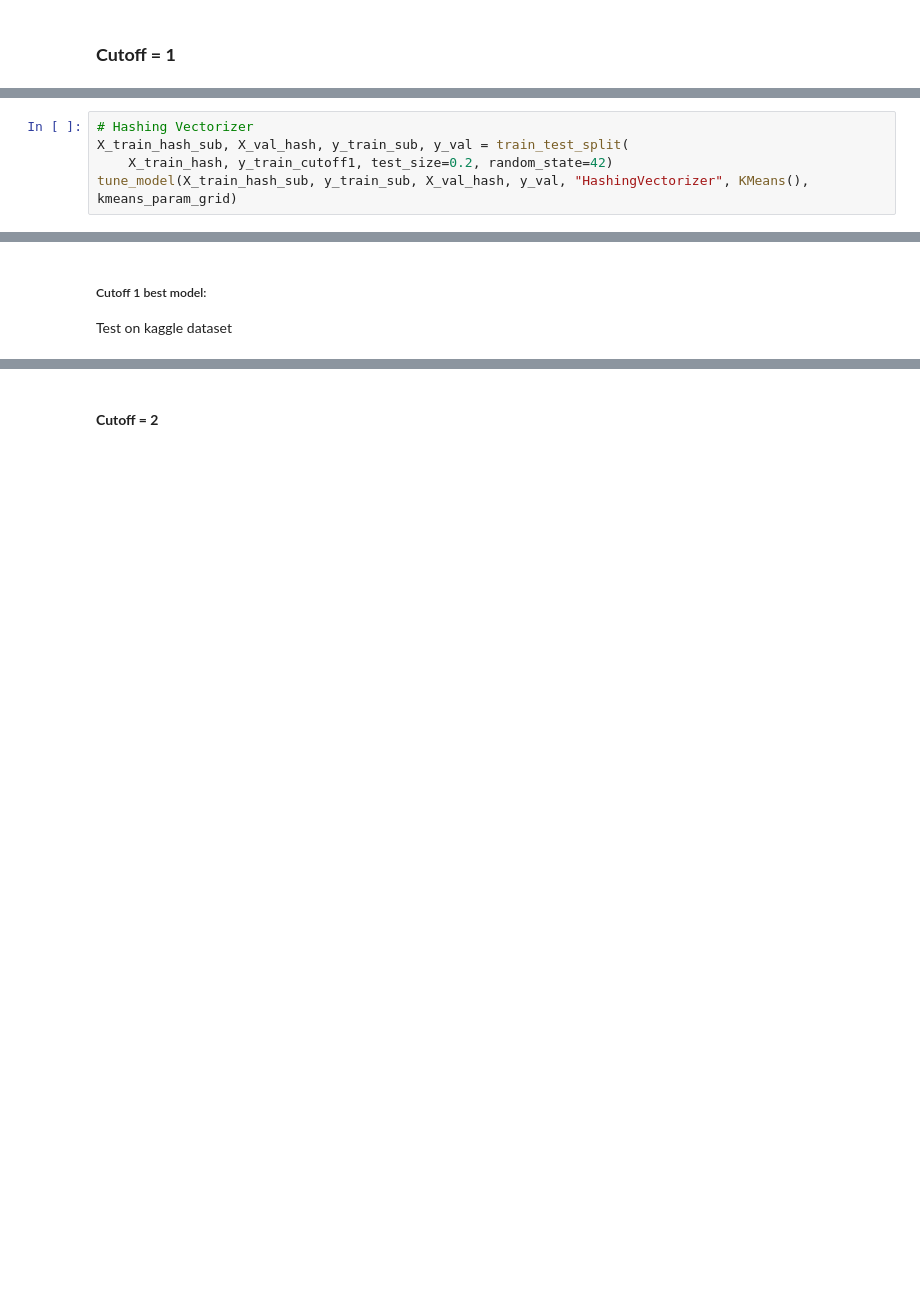
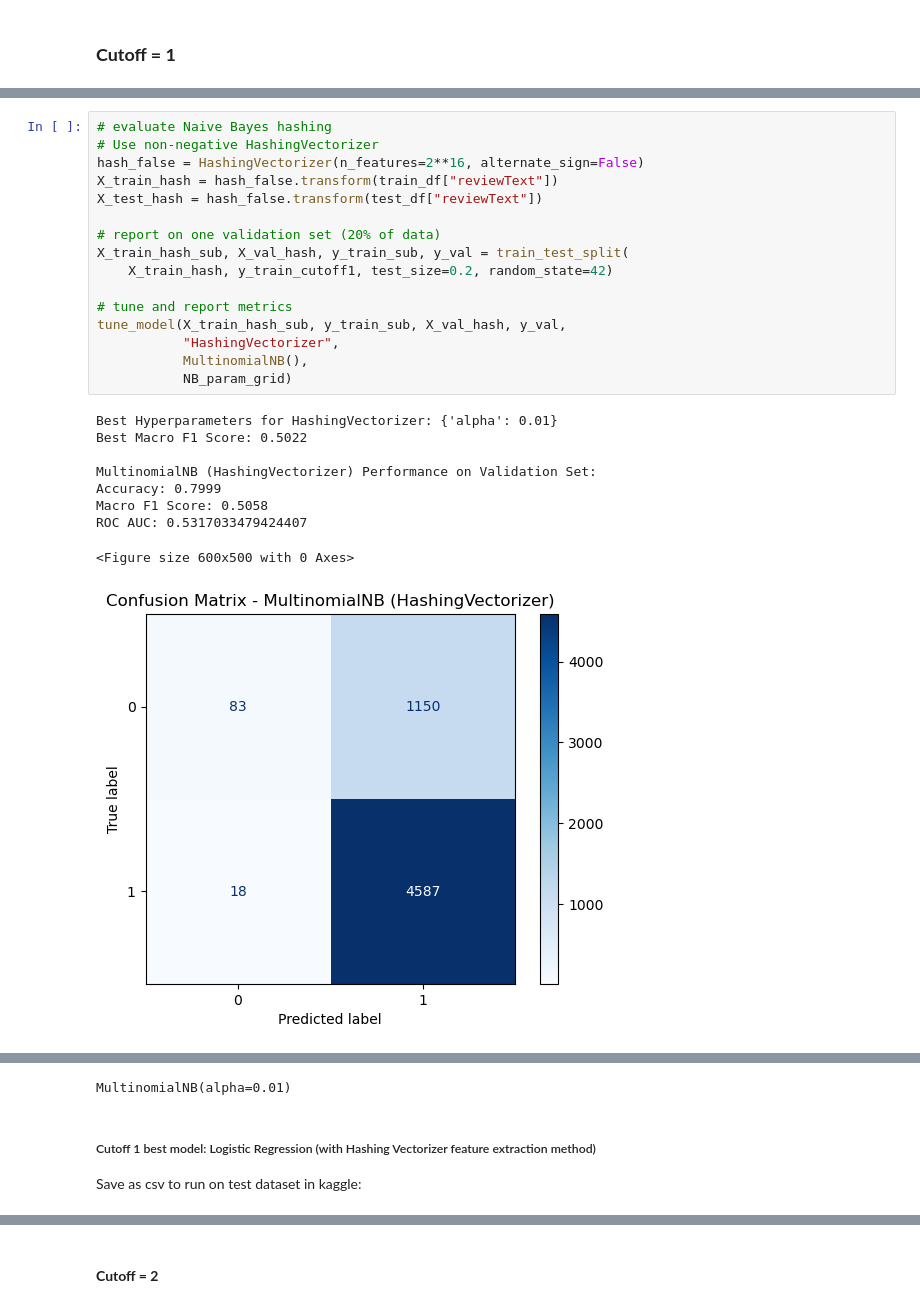
Before and after one commit to abbyirish3/MachineLearning-StatisticalAnalysis, a Jupyter notebook: Amazon_Reviews_Project.ipynb, the cells around one changed output, grey strips where cells are left out. Cells and saved outputs as stored; diff of their text form; blank space fills up the shorter version.

```diff
--- a/Amazon_Reviews_Project.ipynb
+++ b/Amazon_Reviews_Project.ipynb
@@ -343,5 +364,26 @@ Silhouette Score on Validation Set: 0.0006
 # %%
-# Hashing Vectorizer
+# evaluate Naive Bayes hashing
+# Use non-negative HashingVectorizer
+hash_false = HashingVectorizer(n_features=2**16, alternate_sign=False)
+X_train_hash = hash_false.transform(train_df["reviewText"])
+X_test_hash = hash_false.transform(test_df["reviewText"])
+
+# report on one validation set (20% of data)
 X_train_hash_sub, X_val_hash, y_train_sub, y_val = train_test_split(
     X_train_hash, y_train_cutoff1, test_size=0.2, random_state=42)
-tune_model(X_train_hash_sub, y_train_sub, X_val_hash, y_val, "HashingVectorizer", KMeans(), kmeans_param_grid)
+
+# tune and report metrics
+tune_model(X_train_hash_sub, y_train_sub, X_val_hash, y_val,
+           "HashingVectorizer",
+           MultinomialNB(),
+           NB_param_grid)
+# %% [output]
+Best Hyperparameters for HashingVectorizer: {'alpha': 0.01}
+Best Macro F1 Score: 0.5022
+
+MultinomialNB (HashingVectorizer) Performance on Validation Set:
+Accuracy: 0.7999
+Macro F1 Score: 0.5058
+ROC AUC: 0.5317033479424407
+<Figure size 600x500 with 0 Axes>
+[figure, added]
@@ -348,6 +391,7 @@ tune_model(X_train_hash_sub, y_train_sub, X_val_hash, y_val, "HashingVectorizer"
+MultinomialNB(alpha=0.01)
-# %% [markdown]
-##### Cutoff 1 best model:
-
-Test on kaggle dataset
+# %% [markdown]
+##### Cutoff 1 best model: Logistic Regression (with Hashing Vectorizer feature extraction method)
+
+Save as csv to run on test dataset in kaggle:
 # %%
 # Transform test reviews using the best-performing feature extraction method
```
Also changed, not shown: parts of 101 cells of this notebook.
